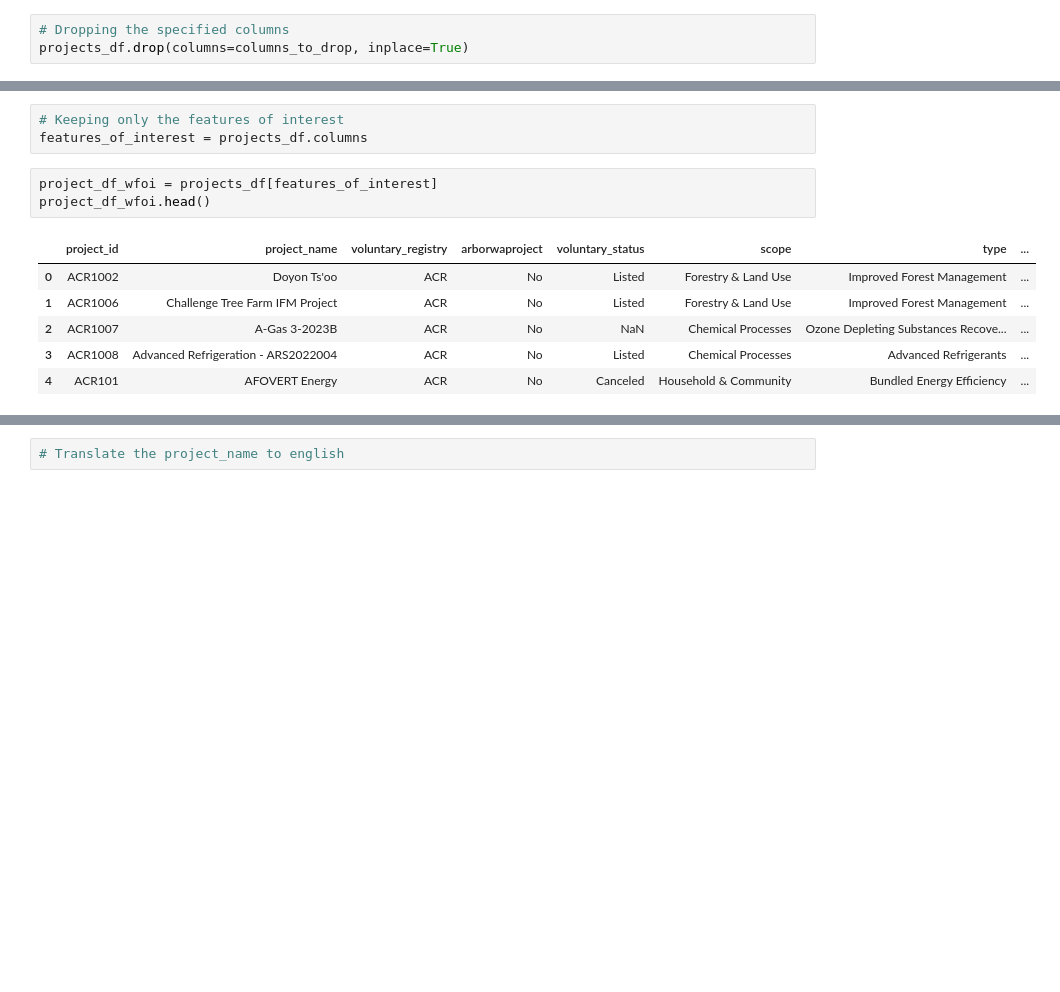
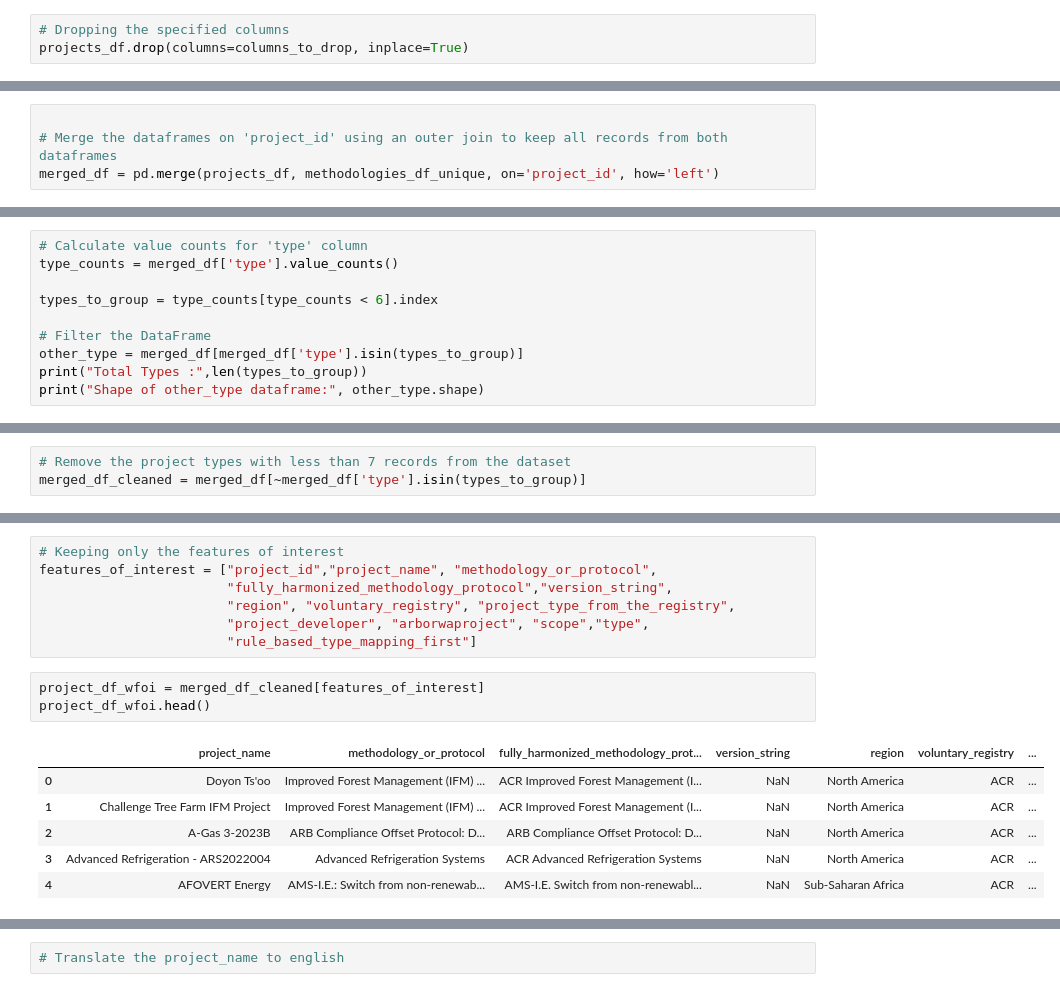
Before and after one commit to MaggieCorry/Capstone_Corry_Hoang_Tajnekar_Rong, a Jupyter notebook: EDA/Roshni_EDA_V11_latest.ipynb, the cells around one changed output, grey strips where cells are left out. Saved outputs shown, nothing was run; the diff lists cells and outputs as text; blank space fills up the shorter version.

```diff
--- a/EDA/Roshni_EDA_V11_latest.ipynb
+++ b/EDA/Roshni_EDA_V11_latest.ipynb
@@ -91,0 +177,4 @@ dtype: int64
+# %%
+
+# Merge the dataframes on 'project_id' using an outer join to keep all records from both dataframes
+merged_df = pd.merge(projects_df, methodologies_df_unique, on='project_id', how='left')
@@ -272,0 +416,10 @@ plt.show()
+# %%
+# Calculate value counts for 'type' column
+type_counts = merged_df['type'].value_counts()
+
+types_to_group = type_counts[type_counts < 6].index
+
+# Filter the DataFrame
+other_type = merged_df[merged_df['type'].isin(types_to_group)]
+print("Total Types :",len(types_to_group))
+print("Shape of other_type dataframe:", other_type.shape)
@@ -272,0 +431,3 @@ plt.show()
+# %%
+# Remove the project types with less than 7 records from the dataset
+merged_df_cleaned = merged_df[~merged_df['type'].isin(types_to_group)]
@@ -273,16 +444,20 @@ plt.show()
 # %%
 # Keeping only the features of interest
-features_of_interest = projects_df.columns
+features_of_interest = ["project_id","project_name", "methodology_or_protocol",
+                        "fully_harmonized_methodology_protocol","version_string",
+                        "region", "voluntary_registry", "project_type_from_the_registry",
+                        "project_developer", "arborwaproject", "scope","type",
+                        "rule_based_type_mapping_first"]
 # %%
-project_df_wfoi = projects_df[features_of_interest]
+project_df_wfoi = merged_df_cleaned[features_of_interest]
 project_df_wfoi.head()
 # %% [output]
-|  | project_id | project_name | voluntary_registry | arborwaproject | voluntary_status | scope | type | ... |
-| 0 | ACR1002 | Doyon Ts'oo | ACR | No | Listed | Forestry & Land Use | Improved Forest Management | ... |
-| 1 | ACR1006 | Challenge Tree Farm IFM Project | ACR | No | Listed | Forestry & Land Use | Improved Forest Management | ... |
-| 2 | ACR1007 | A-Gas 3-2023B | ACR | No | NaN | Chemical Processes | Ozone Depleting Substances Recove... | ... |
-| 3 | ACR1008 | Advanced Refrigeration - ARS2022004 | ACR | No | Listed | Chemical Processes | Advanced Refrigerants | ... |
-| 4 | ACR101 | AFOVERT Energy | ACR | No | Canceled | Household & Community | Bundled Energy Efficiency | ... |
+|  | project_name | methodology_or_protocol | fully_harmonized_methodology_prot... | version_string | region | voluntary_registry | ... |
+| 0 | Doyon Ts'oo | Improved Forest Management (IFM) ... | ACR Improved Forest Management (I... | NaN | North America | ACR | ... |
+| 1 | Challenge Tree Farm IFM Project | Improved Forest Management (IFM) ... | ACR Improved Forest Management (I... | NaN | North America | ACR | ... |
+| 2 | A-Gas 3-2023B | ARB Compliance Offset Protocol: D... | ARB Compliance Offset Protocol: D... | NaN | North America | ACR | ... |
+| 3 | Advanced Refrigeration - ARS2022004 | Advanced Refrigeration Systems | ACR Advanced Refrigeration Systems | NaN | North America | ACR | ... |
+| 4 | AFOVERT Energy | AMS-I.E.: Switch from non-renewab... | AMS-I.E. Switch from non-renewabl... | NaN | Sub-Saharan Africa | ACR | ... |
 # %%
 project_df_wfoi.shape
 # %% [output]
```
Also changed, not shown: parts of 41 cells of this notebook.
